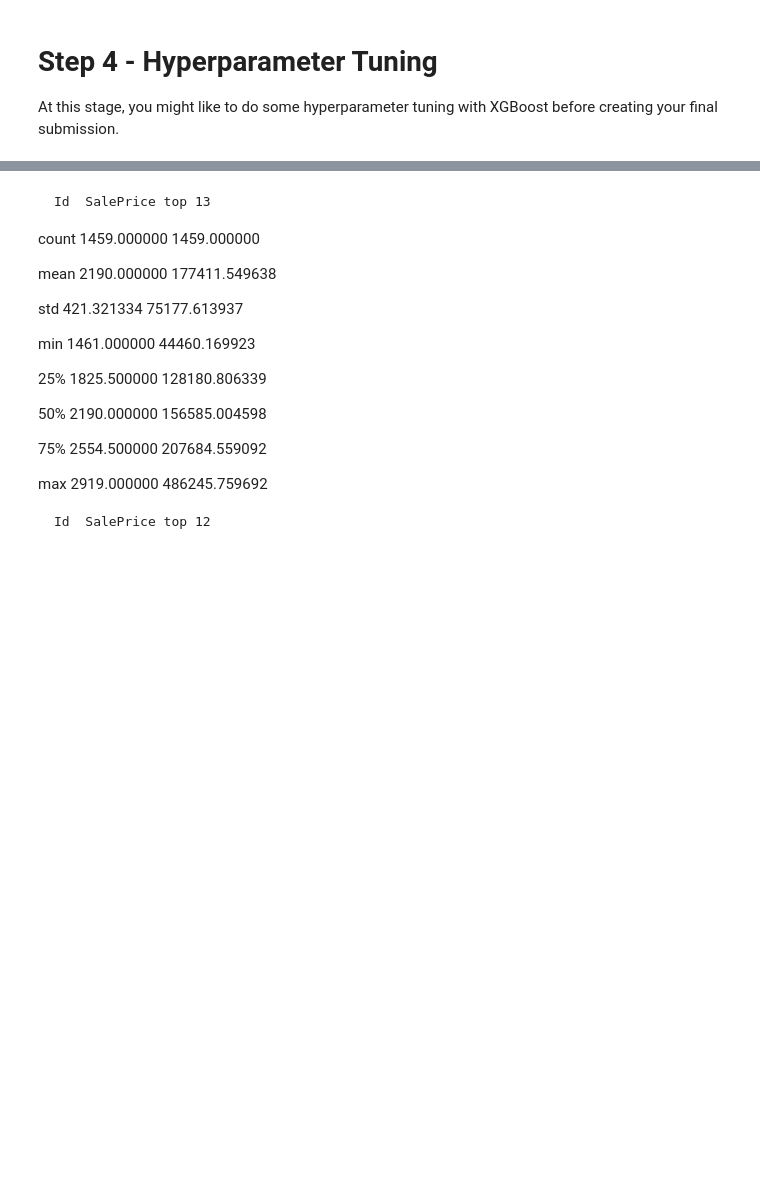
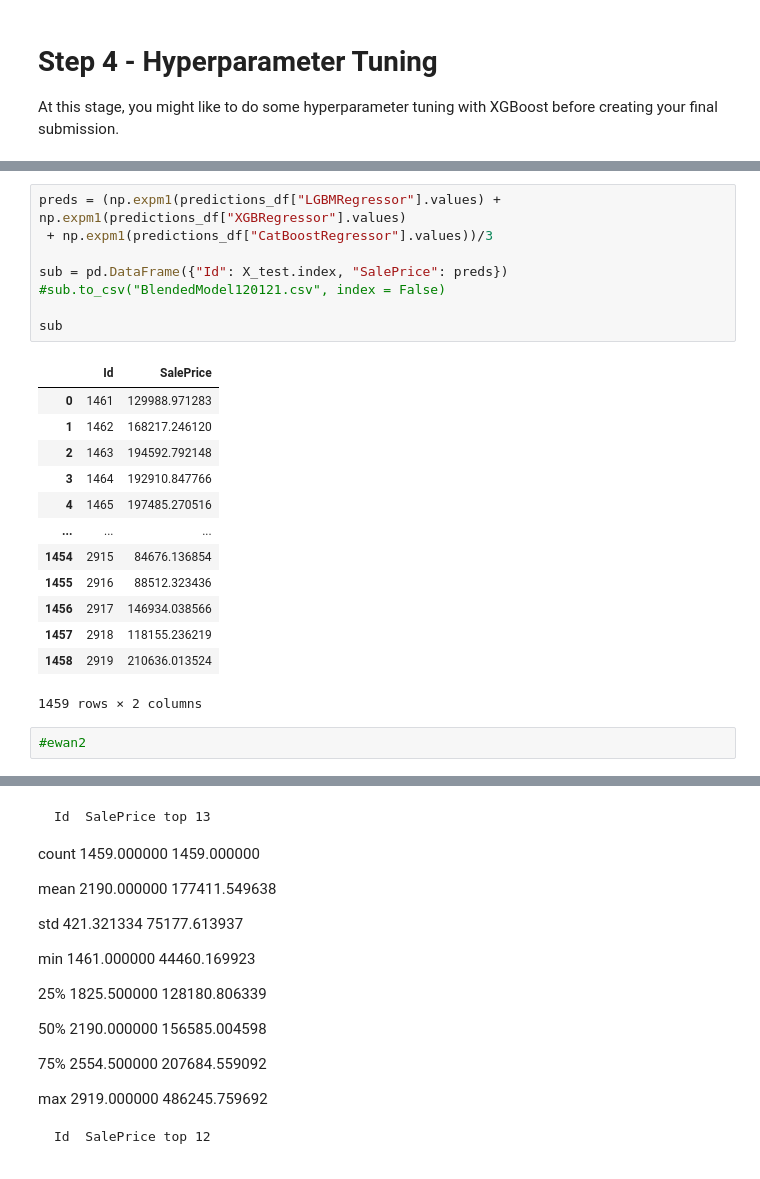
Before and after one commit to flegaspi700/my-projects, a Jupyter notebook: Kaggle/HousePricing/testme.ipynb, the cells around one changed output, grey strips where cells are left out. Drawn from its saved outputs; the diff is of its cells as text; blank space fills up the shorter version.

```diff
--- a/Kaggle/HousePricing/testme.ipynb
+++ b/Kaggle/HousePricing/testme.ipynb
@@ -789,0 +889,24 @@ KeyboardInterrupt:
+# %%
+preds = (np.expm1(predictions_df["LGBMRegressor"].values) + np.expm1(predictions_df["XGBRegressor"].values)
+ + np.expm1(predictions_df["CatBoostRegressor"].values))/3
+
+sub = pd.DataFrame({"Id": X_test.index, "SalePrice": preds})
+#sub.to_csv("BlendedModel120121.csv", index = False)
+
+sub
+# %% [output]
+|  | Id | SalePrice |
+| 0 | 1461 | 129988.971283 |
+| 1 | 1462 | 168217.246120 |
+| 2 | 1463 | 194592.792148 |
+| 3 | 1464 | 192910.847766 |
+| 4 | 1465 | 197485.270516 |
+| ... | ... | ... |
+| 1454 | 2915 | 84676.136854 |
+| 1455 | 2916 | 88512.323436 |
+| 1456 | 2917 | 146934.038566 |
+| 1457 | 2918 | 118155.236219 |
+| 1458 | 2919 | 210636.013524 |
+1459 rows × 2 columns
+# %%
+#ewan2
```
Also changed, not shown: parts of 14 cells of this notebook, 10 other files.
